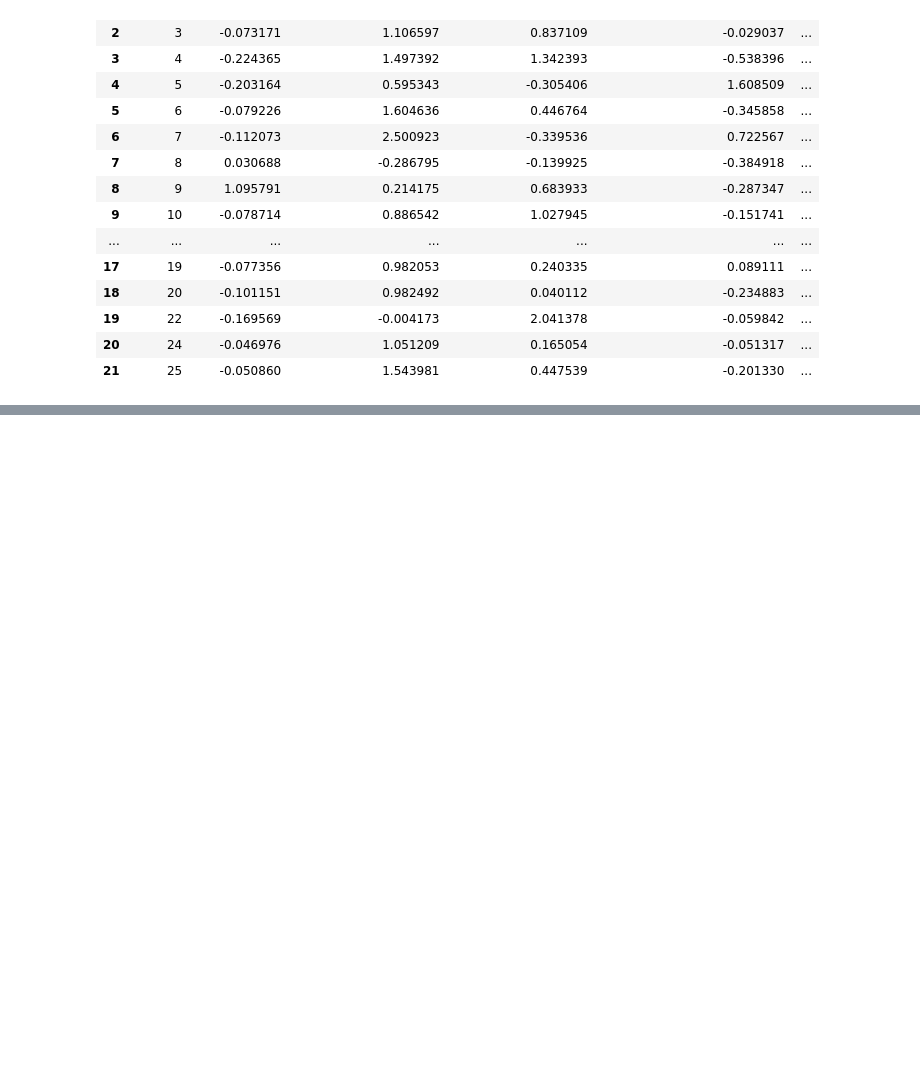
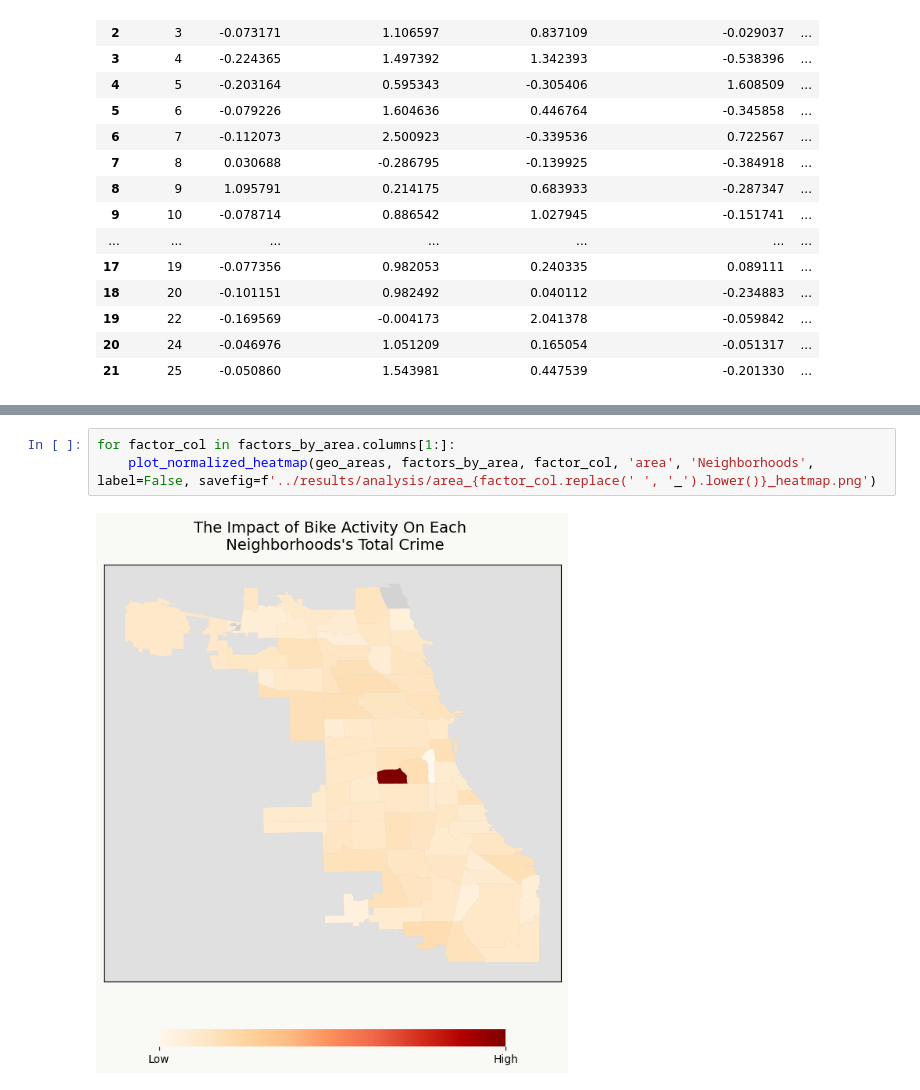
Before and after one commit to evanameyer1/Uncovering-New-Factors-In-Chicago-Crime-through-Regression-Models, a Jupyter notebook: models/notebooks/09_factor_analysis.ipynb, the cells around one changed output, grey strips where cells are left out. Cells and saved outputs as stored; diff of their text form; blank space fills up the shorter version.

```diff
--- a/models/notebooks/09_factor_analysis.ipynb
+++ b/models/notebooks/09_factor_analysis.ipynb
@@ -243,0 +436,5 @@ fig.show()
+# %%
+for factor_col in factors_by_area.columns[1:]:
+    plot_normalized_heatmap(geo_areas, factors_by_area, factor_col, 'area', 'Neighborhoods', label=False, savefig=f'../results/analysis/area_{factor_col.replace(' ', '_').lower()}_heatmap.png')
+# %% [output]
+[figure, added]
```
Also changed, not shown: parts of 29 cells of this notebook, 15 other files.
